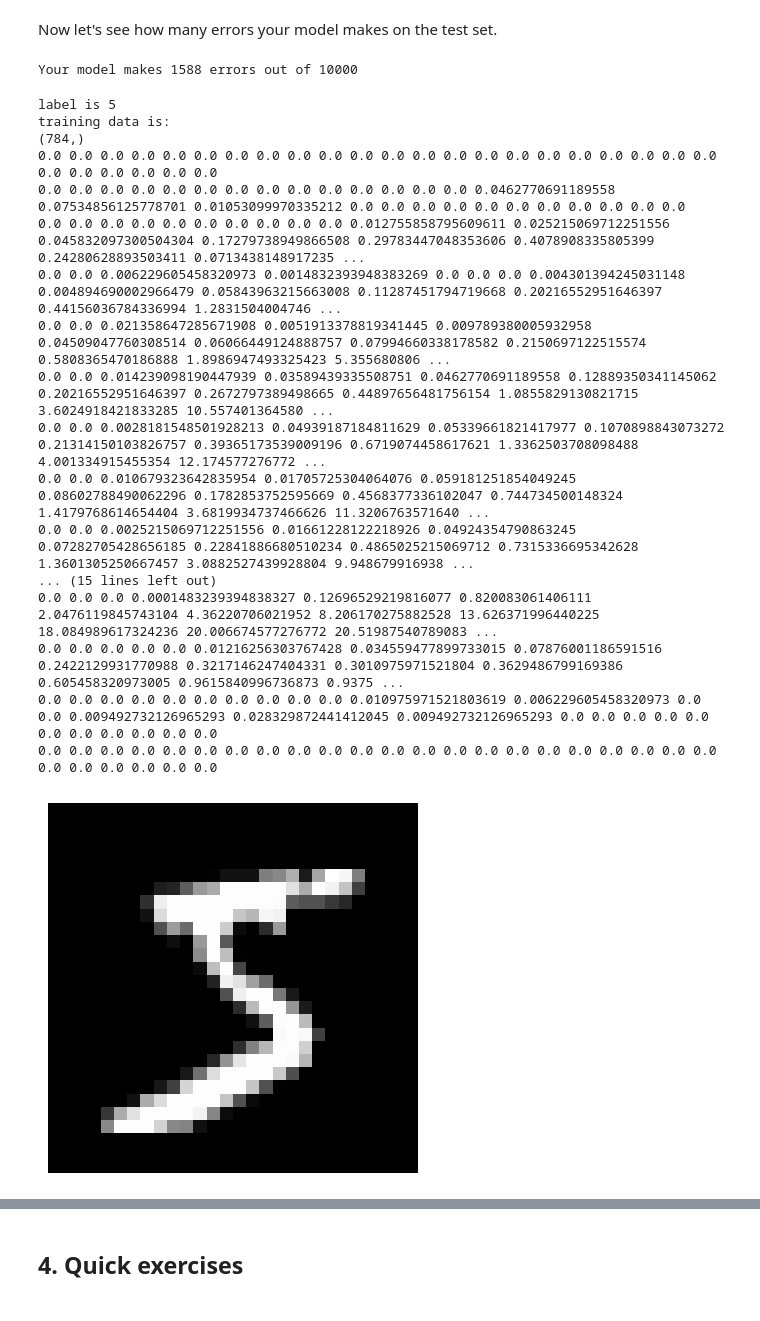
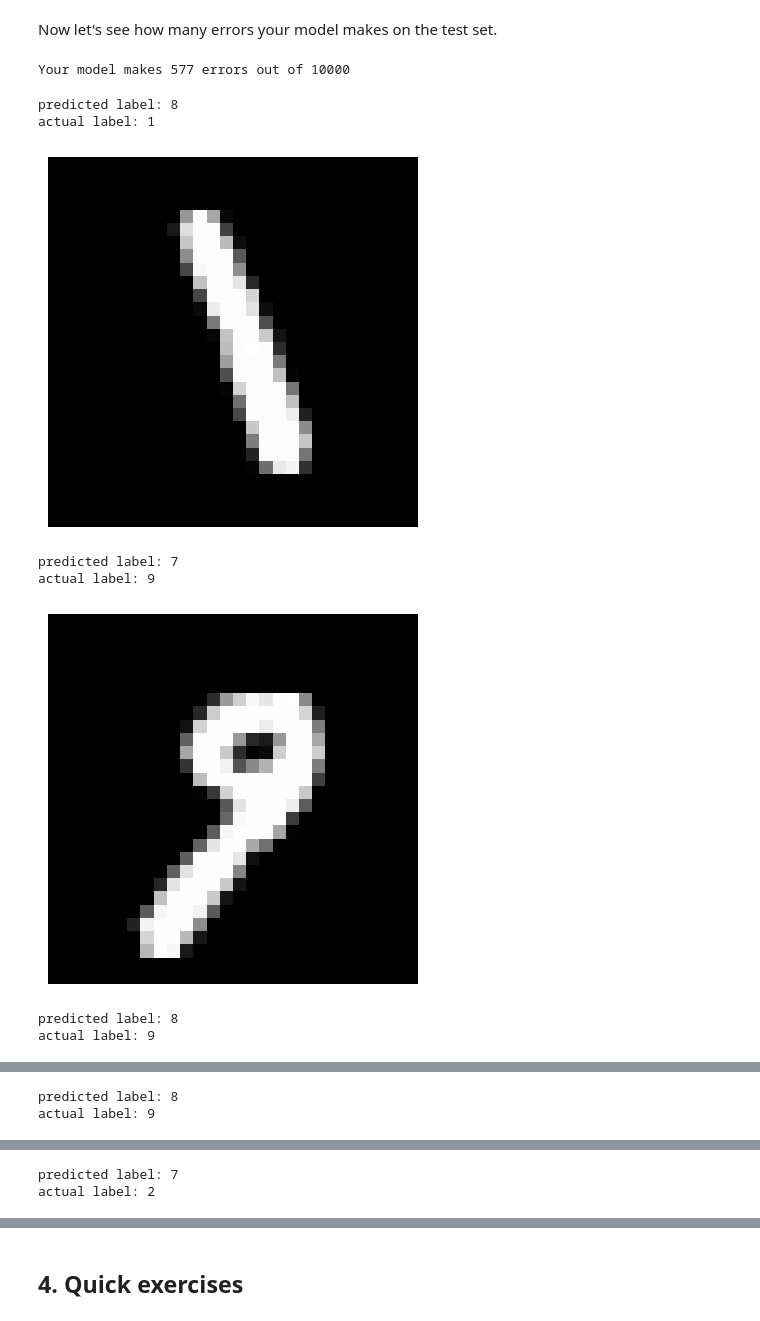
Before and after one commit to 0tv0renakniga/ds_masters, a Jupyter notebook: dsc_255/module_3/generative_mnist.ipynb, the cells around one changed output, grey strips where cells are left out. Drawn from its saved outputs; the diff is of its cells as text; code cells hidden in the pictures.

```diff
--- a/dsc_255/module_3/generative_mnist.ipynb
+++ b/dsc_255/module_3/generative_mnist.ipynb
@@ -88,3 +89,16 @@ We have already seen how to fit a Gaussian generative model in the Winery exampl
 This modification is guaranteed to yield covariance matrices that are non-singular, for any `c > 0`, no matter how small. But this doesn't mean that we should make `c` as small as possible. Indeed, `c` is now a parameter, and by setting it appropriately, we can improve the performance of the model. We will study **regularization** in greater detail over the coming weeks.
 
 Your routine needs to choose a good setting of `c`. Crucially, this needs to be done using the training set alone. So you might try setting aside part of the training set as a validation set, or using some kind of cross-validation.
+# %%
+'''
+THIS IS THE FITTING PART
+k=10
+# Compute log Pr(label|image) for each [test image,label] pair.
+score = np.zeros((len(test_labels),k))
+for label in range(0,k):
+    rv = multivariate_normal(mean=mu[label], cov=sigma[label])
+    for i in range(0,len(test_labels)):
+       score[i,label] = np.log(pi[label]) + rv.logpdf(test_data[i,:])
+predictions = np.argmax(score, axis=1)
+# Finally, tally up score
+errors = np.sum(predictions != test_labels)'''
@@ -267,48 +321,27 @@ k=10
 score = np.zeros((len(test_labels),k))
 for label in range(0,k):
     rv = multivariate_normal(mean=mu[label], cov=sigma[label])
-    for i in range(0,len(test_labels)):
-       score[i,label] = np.log(pi[label]) + rv.logpdf(test_data[i,:])
+    score[:,label] = np.log(pi[label]) + rv.logpdf(test_data[:,:])
 predictions = np.argmax(score, axis=1)
 # Finally, tally up score
 errors = np.sum(predictions != test_labels)
 print("Your model makes " + str(errors) + " errors out of 10000")
 # %% [output]
-Your model makes 1588 errors out of 10000
+Your model makes 577 errors out of 10000
-# %%
-print(f'label is {train_labels[0]}')
-print(f'training data is:')
-print(train_data[0,:].shape)
-rs = mu[1,:].reshape(28,28)
-for i in range(28):
-    for j in range(28):
-        #print(rs[i,j], end=' ')
-        if len(str(rs[i,j])) == 1:
-            w = '  ' + str(rs[i,j])
-            print(w, end=' ')
-        elif len(str(rs[i,j])) == 2:
-            w = ' ' + str(rs[i,j])
-            print(w, end=' ')
-        else:
-            print(str(rs[i,j]), end=' ')
-    print()
-displaychar(train_data[0])
-# %% [output]
-label is 5
-training data is:
-(784,)
-0.0 0.0 0.0 0.0 0.0 0.0 0.0 0.0 0.0 0.0 0.0 0.0 0.0 0.0 0.0 0.0 0.0 0.0 0.0 0.0 0.0 0.0 0.0 0.0 0.0 0.0 0.0 0.0
-0.0 0.0 0.0 0.0 0.0 0.0 0.0 0.0 0.0 0.0 0.0 0.0 0.0 0.0 0.0462770691189558 0.07534856125778701 0.01053099970335212 0.0 0.0 0.0 0.0 0.0 0.0 0.0 0.0 0.0 0.0 0.0
-0.0 0.0 0.0 0.0 0.0 0.0 0.0 0.0 0.0 0.0 0.012755858795609611 0.025215069712251556 0.045832097300504304 0.17279738949866508 0.29783447048353606 0.4078908335805399 0.24280628893503411 0.0713438148917235 ...
-0.0 0.0 0.006229605458320973 0.0014832393948383269 0.0 0.0 0.0 0.004301394245031148 0.004894690002966479 0.05843963215663008 0.11287451794719668 0.20216552951646397 0.44156036784336994 1.2831504004746 ...
-0.0 0.0 0.021358647285671908 0.0051913378819341445 0.009789380005932958 0.04509047760308514 0.06066449124888757 0.07994660338178582 0.2150697122515574 0.5808365470186888 1.8986947493325423 5.355680806 ...
-0.0 0.0 0.014239098190447939 0.03589439335508751 0.0462770691189558 0.12889350341145062 0.20216552951646397 0.2672797389498665 0.44897656481756154 1.0855829130821715 3.6024918421833285 10.557401364580 ...
-0.0 0.0 0.0028181548501928213 0.04939187184811629 0.05339661821417977 0.1070898843073272 0.21314150103826757 0.39365173539009196 0.6719074458617621 1.3362503708098488 4.001334915455354 12.174577276772 ...
-0.0 0.0 0.010679323642835954 0.01705725304064076 0.059181251854049245 0.08602788490062296 0.1782853752595669 0.4568377336102047 0.744734500148324 1.4179768614654404 3.6819934737466626 11.3206763571640 ...
-0.0 0.0 0.0025215069712251556 0.01661228122218926 0.04924354790863245 0.07282705428656185 0.22841886680510234 0.4865025215069712 0.7315336695342628 1.3601305250667457 3.0882527439928804 9.948679916938 ...
-... (15 lines left out)
-0.0 0.0 0.0 0.0001483239394838327 0.12696529219816077 0.820083061406111 2.0476119845743104 4.36220706021952 8.206170275882528 13.626371996440225 18.084989617324236 20.006674577276772 20.51987540789083 ...
-0.0 0.0 0.0 0.0 0.0 0.01216256303767428 0.034559477899733015 0.07876001186591516 0.2422129931770988 0.3217146247404331 0.3010975971521804 0.3629486799169386 0.605458320973005 0.9615840996736873 0.9375 ...
-0.0 0.0 0.0 0.0 0.0 0.0 0.0 0.0 0.0 0.0 0.010975971521803619 0.006229605458320973 0.0 0.0 0.009492732126965293 0.028329872441412045 0.009492732126965293 0.0 0.0 0.0 0.0 0.0 0.0 0.0 0.0 0.0 0.0 0.0
-0.0 0.0 0.0 0.0 0.0 0.0 0.0 0.0 0.0 0.0 0.0 0.0 0.0 0.0 0.0 0.0 0.0 0.0 0.0 0.0 0.0 0.0 0.0 0.0 0.0 0.0 0.0 0.0
-[figure, removed]
+# %%
+error_data = test_data[predictions != test_labels]
+error_labels = test_labels[predictions != test_labels]
+error_predictions = predictions[predictions != test_labels]
+for i in range(5):
+    print(f'predicted label: {error_predictions[i*i]}')
+    print(f'actual label: {error_labels[i*i]}')
+    displaychar(error_data[i*i])
+# %% [output]
+predicted label: 8
+actual label: 1
+[figure, added]
+predicted label: 7
+actual label: 9
+[figure, added]
+predicted label: 8
+actual label: 9
@@ -314,0 +349,2 @@ training data is:
+predicted label: 8
+actual label: 9
@@ -314,0 +352,2 @@ training data is:
+predicted label: 7
+actual label: 2
```
Also changed, not shown: parts of 11 cells of this notebook, 10 other files.
